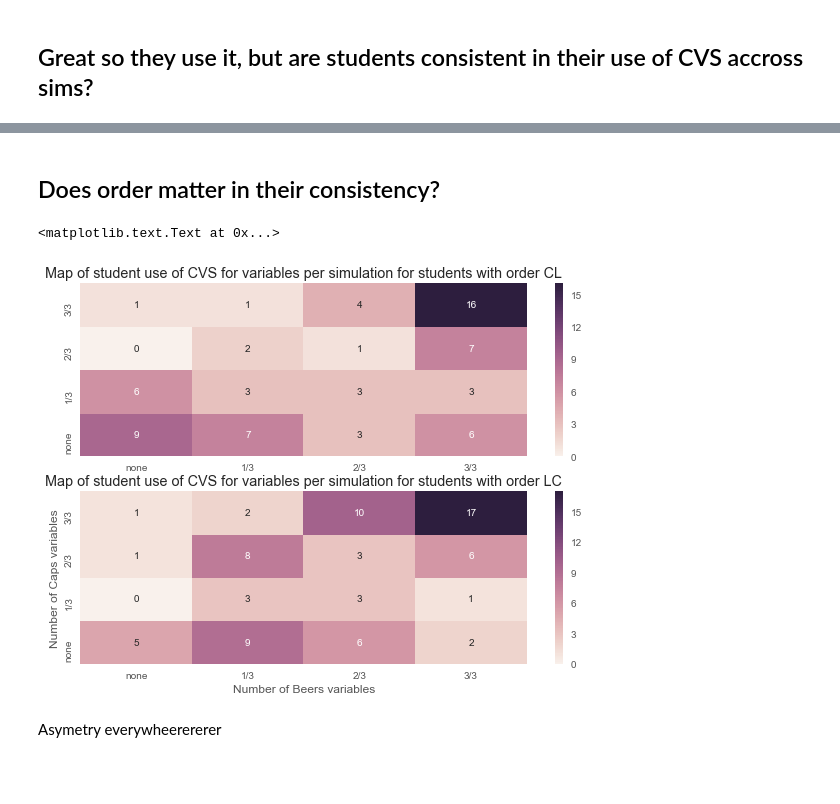
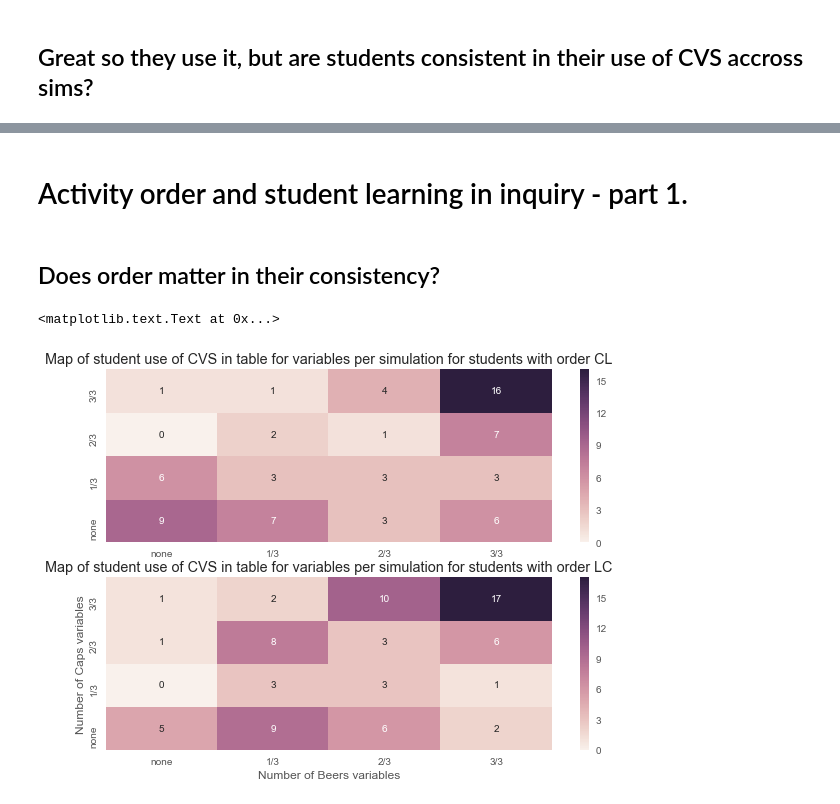
Before and after one commit to jmassall/inquiry_virtualLabs_study, a Jupyter notebook: analyzing_log/cvs_skill_analysis_report.ipynb, the cells around one changed output, grey strips where cells are left out. Saved outputs shown, nothing was run; the diff lists cells and outputs as text; code cells hidden in the pictures; blank space fills up the shorter version.

```diff
--- a/analyzing_log/cvs_skill_analysis_report.ipynb
+++ b/analyzing_log/cvs_skill_analysis_report.ipynb
@@ -39,25 +46,23 @@ print len(table_cvs_df),len(graph_cvs_df)
 variables = ["Battery voltage","Area","Separation","Wavelength","Width","Concentration"]
 
 def binarize(number):
-    if number >0:
-        return 1
-    else:
-        return 0
+    if number>0 : return 1
+    else: return 0
 
 graph_cvs_df2 = graph_cvs_df.copy()
-for c in graph_cvs_df:
-    if c not in  ['studentid','activity order']:
-        graph_cvs_df2[c] = graph_cvs_df.apply(lambda row: binarize(row[c]), axis=1)
+for v in variables:
+    graph_cvs_df2[v] = graph_cvs_df.apply(lambda row: binarize(row[v]), axis=1)
 
 table_cvs_df2 = table_cvs_df.copy()
-for c in table_cvs_df:
-     if c not in['studentid','activity order']:
-        table_cvs_df2[c] = table_cvs_df.apply(lambda row: binarize(row[c]), axis=1)
+for v in variables:
+    table_cvs_df2[v] = table_cvs_df.apply(lambda row: binarize(row[v]), axis=1)
 
 graph_cvs_df2['sum'] = graph_cvs_df2[variables].sum(axis=1)
 table_cvs_df2['sum'] = table_cvs_df2[variables].sum(axis=1)
 table_cvs_df2['sum caps'] = table_cvs_df2[['Battery voltage','Area','Separation']].sum(axis=1)
 table_cvs_df2['sum beers'] = table_cvs_df2[["Wavelength","Width","Concentration"]].sum(axis=1)
+graph_cvs_df2['sum caps'] = graph_cvs_df2[['Battery voltage','Area','Separation']].sum(axis=1)
+graph_cvs_df2['sum beers'] = graph_cvs_df2[["Wavelength","Width","Concentration"]].sum(axis=1)
 # %%
 print "Of all {0} students, {1} didn't do CVS in the table and {2} in the graph.".format(len(table_cvs_df2), sum(table_cvs_df2['sum']==0),sum(graph_cvs_df2['sum']==0))
 print "On average, out of a max of six variables, students did CVS on {0}+/-{1} variables in the table and {2}+/-{3} in the graph.".format(np.mean(table_cvs_df2['sum'].values),np.std(table_cvs_df2['sum'].values),np.mean(graph_cvs_df2['sum'].values),np.std(graph_cvs_df2['sum'].values))
@@ -135,32 +151,32 @@ Overall their behavior is not consistent between sims (absence of diagonal). How
+# %% [markdown]
+# Activity order and student learning in inquiry - part 1.
 # %% [markdown]
 ## Does order matter in their consistency?
 # %%
 f, (ax1, ax2) = plt.subplots(2)
 ax = ax1
 cvs_sim = np.zeros((4,4),dtype=int)
 for i in range(4):
     for j in range(4):
         cvs_sim[i,j] = len(table_cvs_df2[(table_cvs_df2['sum caps']==i)&(table_cvs_df2['sum beers']==j)&(table_cvs_df2['activity order']=='CL')])
 sns.heatmap(np.flip(cvs_sim,0),annot=True, fmt="d",ax=ax1)
 ax.set_xticklabels(['none','1/3','2/3','3/3'])
 ax.set_yticklabels(['none','1/3','2/3','3/3'])
 plt.xlabel('Number of Beers variables')
 plt.ylabel('Number of Caps variables')
-ax.set_title('Map of student use of CVS for variables per simulation for students with order CL')
+ax.set_title('Map of student use of CVS in table for variables per simulation for students with order CL')
 
 ax = ax2
 cvs_sim = np.zeros((4,4),dtype=int)
 for i in range(4):
     for j in range(4):
         cvs_sim[i,j] = len(table_cvs_df2[(table_cvs_df2['sum caps']==i)&(table_cvs_df2['sum beers']==j)&(table_cvs_df2['activity order']=='LC')])
 sns.heatmap(np.flip(cvs_sim,0),annot=True, fmt="d", ax=ax2)
 ax.set_xticklabels(['none','1/3','2/3','3/3'])
 ax.set_yticklabels(['none','1/3','2/3','3/3'])
 plt.xlabel('Number of Beers variables')
 plt.ylabel('Number of Caps variables')
-ax.set_title('Map of student use of CVS for variables per simulation for students with order LC')
+ax.set_title('Map of student use of CVS in table for variables per simulation for students with order LC')
 # %% [output]
 <matplotlib.text.Text at 0x...>
-[figure, old version]
+[figure, new version]
-# %% [markdown]
-Asymetry everywheerererer
```
Also changed, not shown: parts of 29 cells of this notebook, 2 other files.
